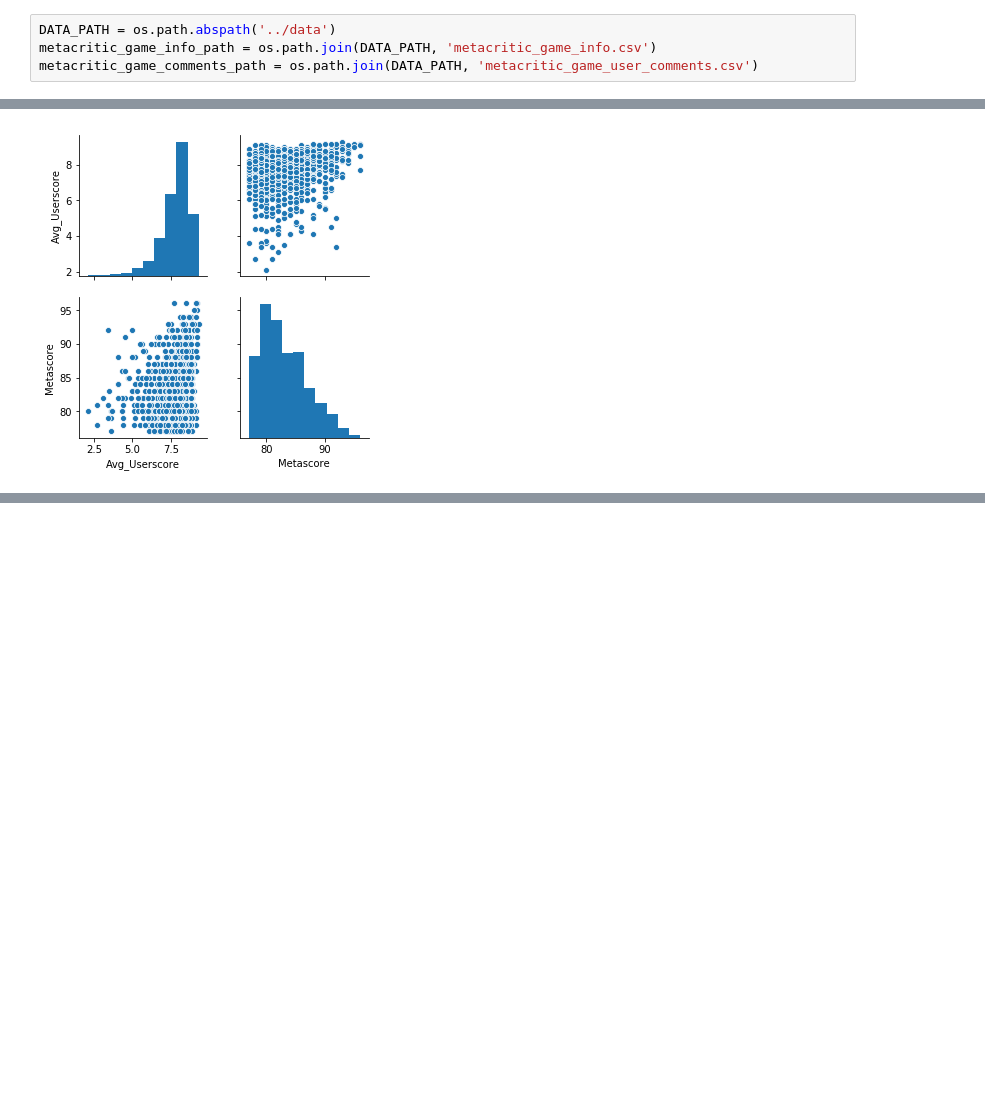
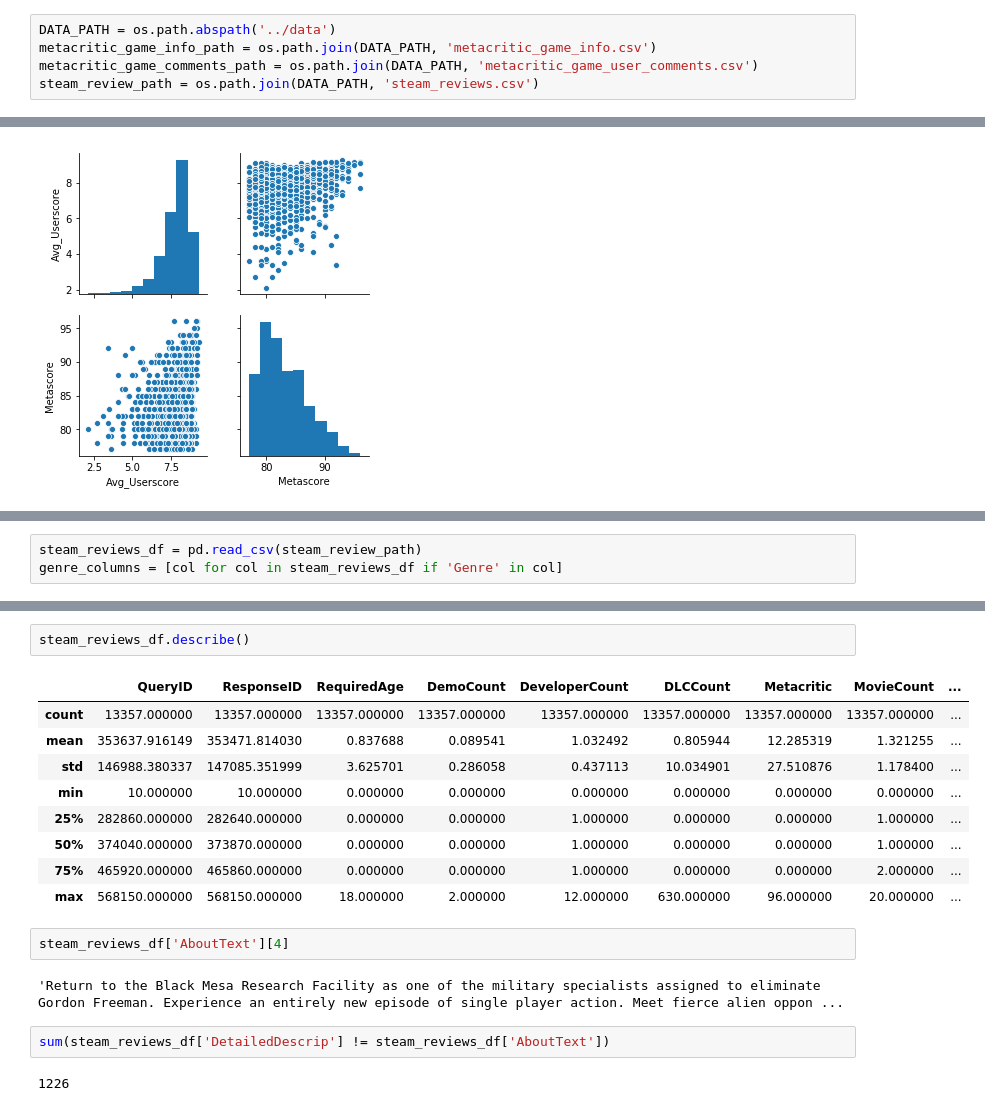
Before and after one commit to lambdaofgod/examples-counterexamples, a Jupyter notebook: notebooks/Game Recommendations.ipynb, the cells around one changed output, grey strips where cells are left out. Drawn from its saved outputs; the diff is of its cells as text; blank space fills up the shorter version.

```diff
--- a/notebooks/Game Recommendations.ipynb
+++ b/notebooks/Game Recommendations.ipynb
@@ -14,6 +27,7 @@ Data from [kaggle dataset](https://www.kaggle.com/dahlia25/metacritic-video-game
 DATA_PATH = os.path.abspath('../data')
 metacritic_game_info_path = os.path.join(DATA_PATH, 'metacritic_game_info.csv')
 metacritic_game_comments_path = os.path.join(DATA_PATH, 'metacritic_game_user_comments.csv')
+steam_review_path = os.path.join(DATA_PATH, 'steam_reviews.csv')
 # %%
 if not os.path.exists(os.path.abspath(metacritic_game_info_path)):
     !unzip ../data/metacritic-video-game-comments.zip -d ../data
@@ -88,0 +105,3 @@ sns.pairplot(pc_game_info_df[['Avg_Userscore', 'Metascore']]);
+# %%
+steam_reviews_df = pd.read_csv(steam_review_path)
+genre_columns = [col for col in steam_reviews_df if 'Genre' in col]
@@ -88,0 +128,20 @@ sns.pairplot(pc_game_info_df[['Avg_Userscore', 'Metascore']]);
+# %%
+steam_reviews_df.describe()
+# %% [output]
+|  | QueryID | ResponseID | RequiredAge | DemoCount | DeveloperCount | DLCCount | Metacritic | MovieCount | ... |
+| count | 13357.000000 | 13357.000000 | 13357.000000 | 13357.000000 | 13357.000000 | 13357.000000 | 13357.000000 | 13357.000000 | ... |
+| mean | 353637.916149 | 353471.814030 | 0.837688 | 0.089541 | 1.032492 | 0.805944 | 12.285319 | 1.321255 | ... |
+| std | 146988.380337 | 147085.351999 | 3.625701 | 0.286058 | 0.437113 | 10.034901 | 27.510876 | 1.178400 | ... |
+| min | 10.000000 | 10.000000 | 0.000000 | 0.000000 | 0.000000 | 0.000000 | 0.000000 | 0.000000 | ... |
+| 25% | 282860.000000 | 282640.000000 | 0.000000 | 0.000000 | 1.000000 | 0.000000 | 0.000000 | 1.000000 | ... |
+| 50% | 374040.000000 | 373870.000000 | 0.000000 | 0.000000 | 1.000000 | 0.000000 | 0.000000 | 1.000000 | ... |
+| 75% | 465920.000000 | 465860.000000 | 0.000000 | 0.000000 | 1.000000 | 0.000000 | 0.000000 | 2.000000 | ... |
+| max | 568150.000000 | 568150.000000 | 18.000000 | 2.000000 | 12.000000 | 630.000000 | 96.000000 | 20.000000 | ... |
+# %%
+steam_reviews_df['AboutText'][4]
+# %% [output]
+'Return to the Black Mesa Research Facility as one of the military specialists assigned to eliminate Gordon Freeman. Experience an entirely new episode of single player action. Meet fierce alien oppon ...
+# %%
+sum(steam_reviews_df['DetailedDescrip'] != steam_reviews_df['AboutText'])
+# %% [output]
+1226
```
Also changed, not shown: parts of 13 cells of this notebook.
